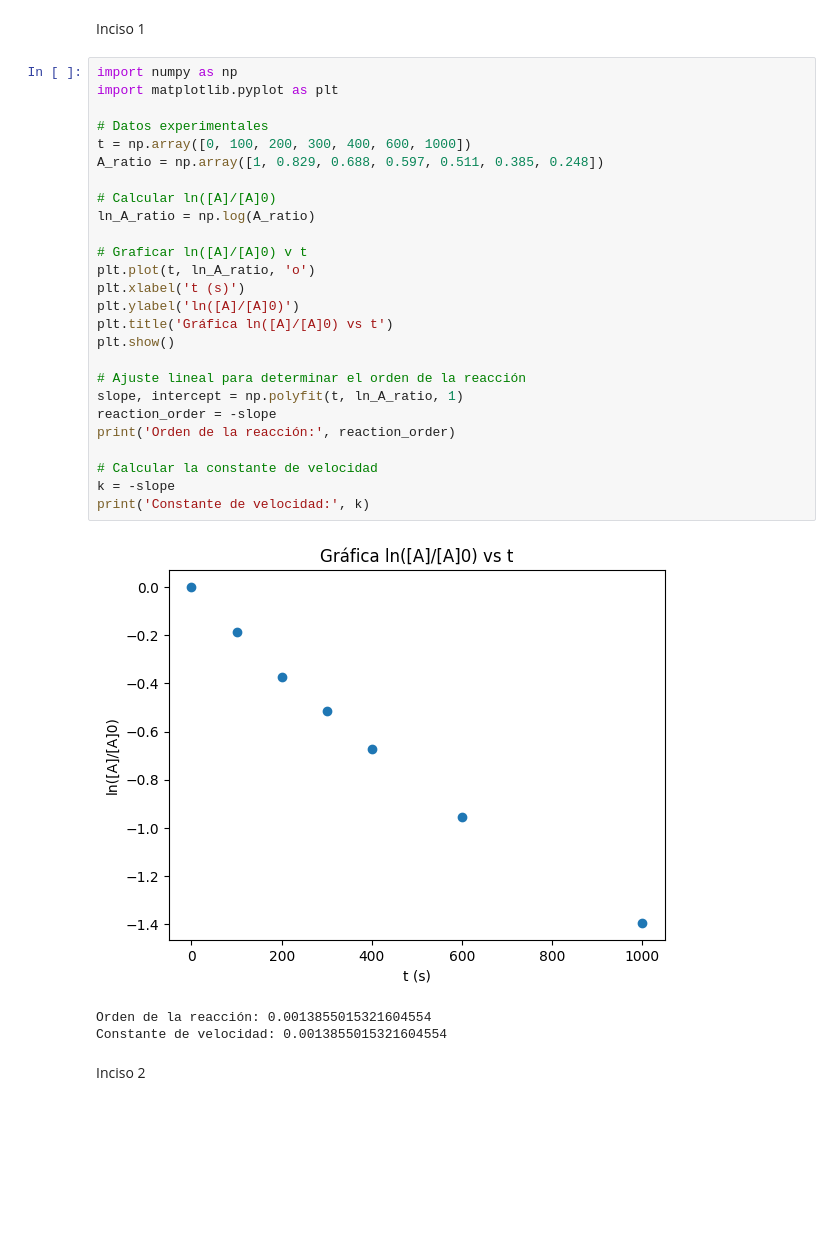
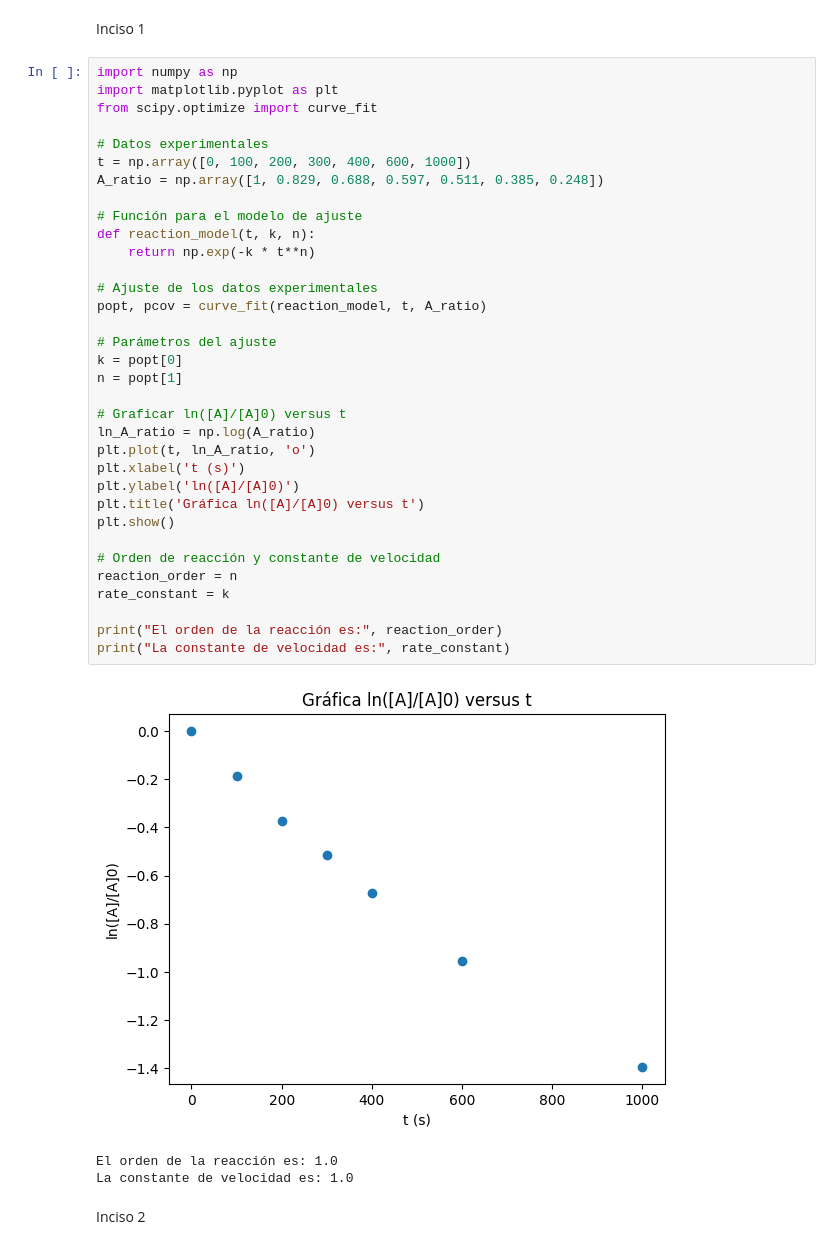
Before and after one commit to Jalmeid4/entregatarea6, a Jupyter notebook: Tarea_6.ipynb, the cells around one changed output. Cells and saved outputs as stored; diff of their text form; blank space fills up the shorter version.

```diff
--- a/Tarea_6.ipynb
+++ b/Tarea_6.ipynb
@@ -5,33 +5,41 @@ Inciso 1
 # %%
 import numpy as np
 import matplotlib.pyplot as plt
+from scipy.optimize import curve_fit
 
 # Datos experimentales
 t = np.array([0, 100, 200, 300, 400, 600, 1000])
 A_ratio = np.array([1, 0.829, 0.688, 0.597, 0.511, 0.385, 0.248])
 
-# Calcular ln([A]/[A]0)
+# Función para el modelo de ajuste
+def reaction_model(t, k, n):
+    return np.exp(-k * t**n)
+
+# Ajuste de los datos experimentales
+popt, pcov = curve_fit(reaction_model, t, A_ratio)
+
+# Parámetros del ajuste
+k = popt[0]
+n = popt[1]
+
+# Graficar ln([A]/[A]0) versus t
 ln_A_ratio = np.log(A_ratio)
-
-# Graficar ln([A]/[A]0) v t
 plt.plot(t, ln_A_ratio, 'o')
 plt.xlabel('t (s)')
 plt.ylabel('ln([A]/[A]0)')
-plt.title('Gráfica ln([A]/[A]0) vs t')
+plt.title('Gráfica ln([A]/[A]0) versus t')
 plt.show()
 
-# Ajuste lineal para determinar el orden de la reacción
-slope, intercept = np.polyfit(t, ln_A_ratio, 1)
-reaction_order = -slope
-print('Orden de la reacción:', reaction_order)
+# Orden de reacción y constante de velocidad
+reaction_order = n
+rate_constant = k
 
-# Calcular la constante de velocidad
-k = -slope
-print('Constante de velocidad:', k)
+print("El orden de la reacción es:", reaction_order)
+print("La constante de velocidad es:", rate_constant)
 # %% [output]
-[figure, old version]
+[figure, new version]
-Orden de la reacción: 0.0013855015321604554
-Constante de velocidad: 0.0013855015321604554
+El orden de la reacción es: 1.0
+La constante de velocidad es: 1.0
 # %% [markdown]
 Inciso 2
 # %%
```
